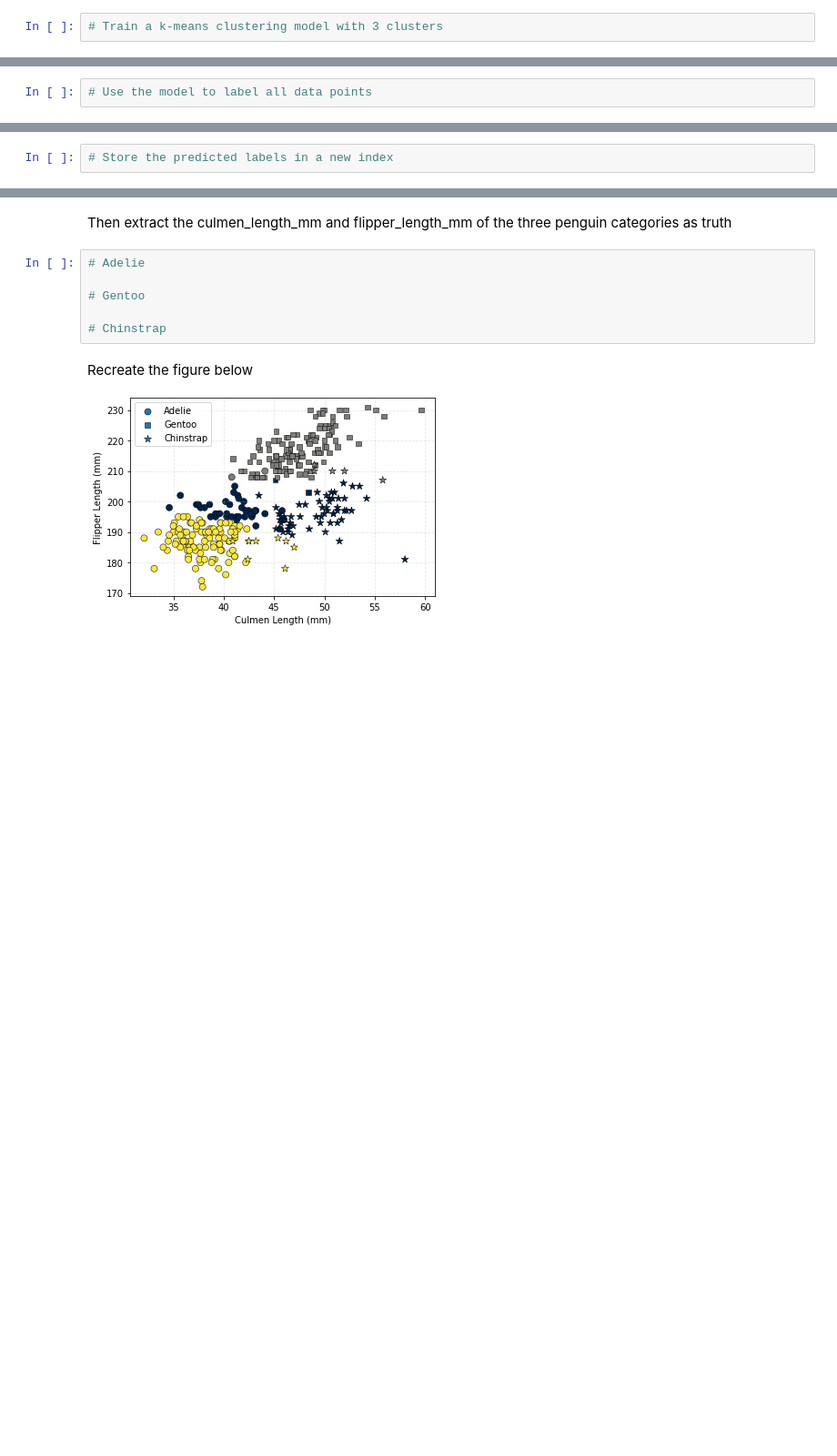
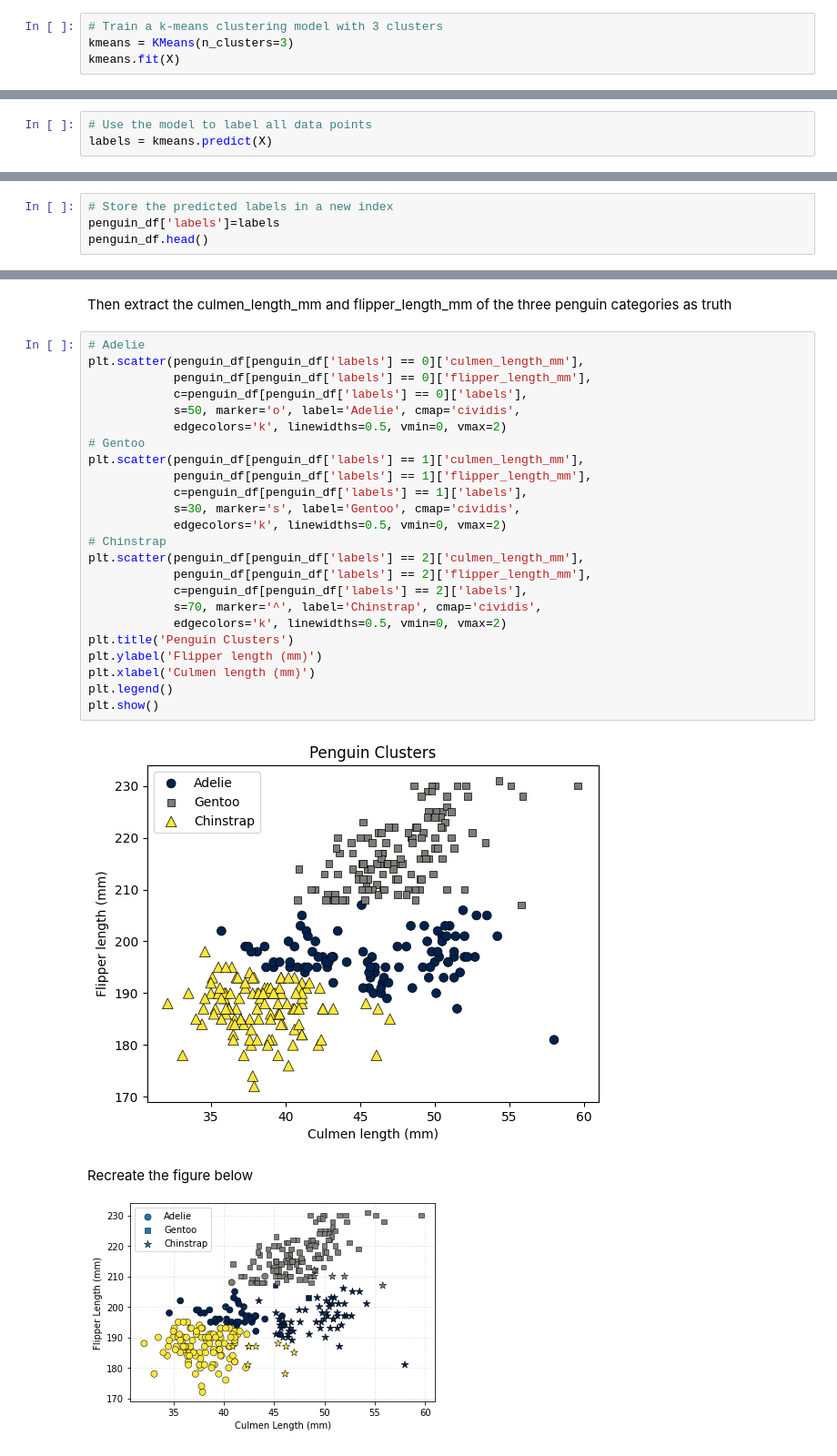
Before and after one commit to Celestin02/2024_Intro_Python, a Jupyter notebook: W4_S1.ipynb, the cells around one changed output, grey strips where cells are left out. Shown at 91% size. Cells and saved outputs as stored; diff of their text form; blank space fills up the shorter version.

```diff
--- a/W4_S1.ipynb
+++ b/W4_S1.ipynb
@@ -251,3 +251,5 @@ Based on the silhouette and elbow analysis, it seems the either 2 or 3 clusters
 ### Q4: Perform KMeans clustering with 3 clusters
 # %%
 # Train a k-means clustering model with 3 clusters
+kmeans = KMeans(n_clusters=3)
+kmeans.fit(X)
@@ -254,5 +258,6 @@ Based on the silhouette and elbow analysis, it seems the either 2 or 3 clusters
 # %%
 # Use the model to label all data points
+labels = kmeans.predict(X)
 # %%
 #@title Skeleton code
 # Train a k-means clustering model
@@ -267,3 +272,5 @@ Now, our penguin dataset is labelled. So we can compare our clustering results w
 First store the predicted labels in the pandas dataframe
 # %%
 # Store the predicted labels in a new index
+penguin_df['labels']=labels
+penguin_df.head()
@@ -272,12 +291,32 @@ First store the predicted labels in the pandas dataframe
 penguin_df[_______] = _____________
 # %% [markdown]
 Then extract the culmen_length_mm and flipper_length_mm of the three penguin categories as truth
-# %%
-# Adelie
-
-# Gentoo
-
-# Chinstrap
+# %%
+# Adelie
+plt.scatter(penguin_df[penguin_df['labels'] == 0]['culmen_length_mm'],
+            penguin_df[penguin_df['labels'] == 0]['flipper_length_mm'],
+            c=penguin_df[penguin_df['labels'] == 0]['labels'],
+            s=50, marker='o', label='Adelie', cmap='cividis',
+            edgecolors='k', linewidths=0.5, vmin=0, vmax=2)
+# Gentoo
+plt.scatter(penguin_df[penguin_df['labels'] == 1]['culmen_length_mm'],
+            penguin_df[penguin_df['labels'] == 1]['flipper_length_mm'],
+            c=penguin_df[penguin_df['labels'] == 1]['labels'],
+            s=30, marker='s', label='Gentoo', cmap='cividis',
+            edgecolors='k', linewidths=0.5, vmin=0, vmax=2)
+# Chinstrap
+plt.scatter(penguin_df[penguin_df['labels'] == 2]['culmen_length_mm'],
+            penguin_df[penguin_df['labels'] == 2]['flipper_length_mm'],
+            c=penguin_df[penguin_df['labels'] == 2]['labels'],
+            s=70, marker='^', label='Chinstrap', cmap='cividis',
+            edgecolors='k', linewidths=0.5, vmin=0, vmax=2)
+plt.title('Penguin Clusters')
+plt.ylabel('Flipper length (mm)')
+plt.xlabel('Culmen length (mm)')
+plt.legend()
+plt.show()
+# %% [output]
+[figure, added]
 # %% [markdown]
 Recreate the figure below
 
```
Also changed, not shown: parts of 4 cells of this notebook.
